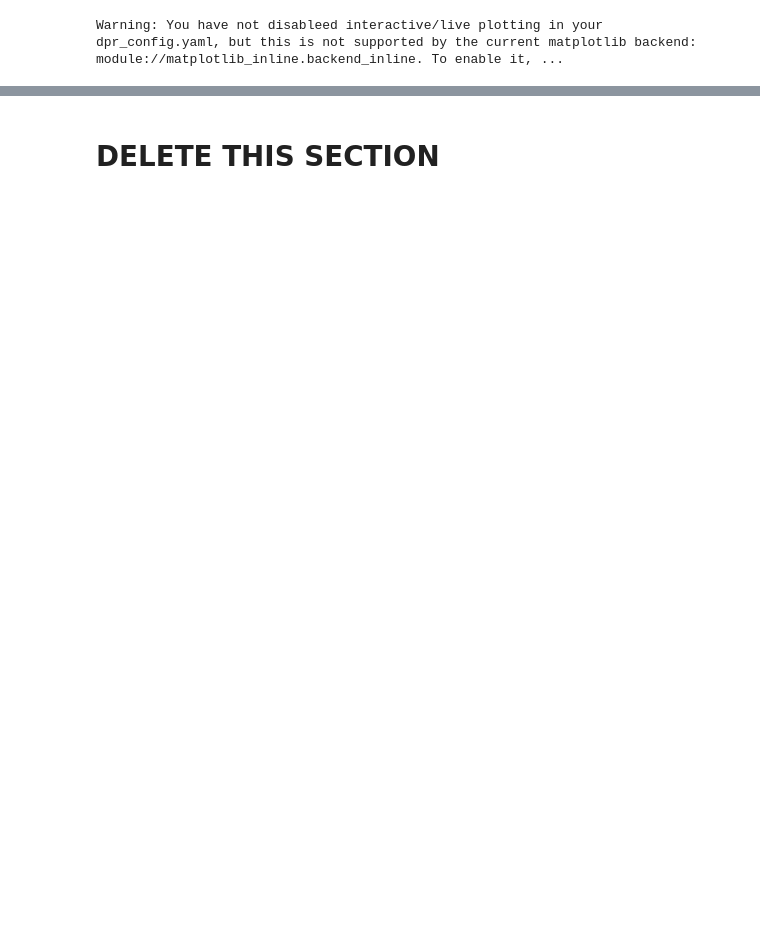
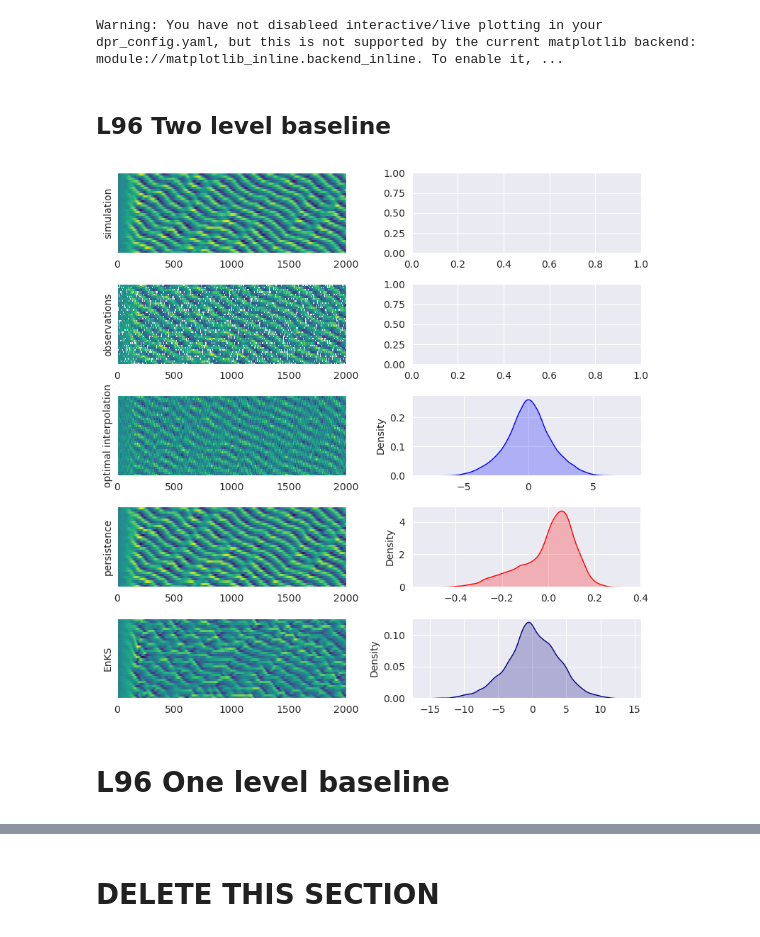
Before and after one commit to m-dml/coda, a Jupyter notebook: notebooks/L96_DA_dapper.ipynb, the cells around one changed output, grey strips where cells are left out. Cells and saved outputs as stored; diff of their text form; code cells hidden in the pictures; blank space fills up the shorter version.

```diff
--- a/notebooks/L96_DA_dapper.ipynb
+++ b/notebooks/L96_DA_dapper.ipynb
@@ -41,0 +19,14 @@ def generate_L96_two_level_simulation(time_step: float, n_steps: int, n_burn_in:
+# %% [markdown]
+## L96 Two level baseline
+# %%
+random_seed: int = 261197
+grid_size: int = 36
+forcing: float = 10.0
+observation_noise: float = 1.0
+mask_fraction: float = 0.75
+process_noise: float = 0.0
+time_step: float = 0.01
+steps_between_observation: int = 1
+number_of_observations: int = 2000
+number_of_steps_to_cut: int = 500
+my_simulation: bool = True
@@ -41,0 +100,48 @@ def generate_L96_two_level_simulation(time_step: float, n_steps: int, n_burn_in:
+# %%
+mosaic = """
+aaff
+bbgg
+cchh
+ddjj
+eekk
+"""
+
+fig, axd = plt.subplot_mosaic(mosaic, figsize=(8, 8))
+
+axd["a"].pcolor(result['simulation'].T, cmap='viridis')
+observations_plot = result['observations']
+observations_plot[observations_plot == 0] = np.nan
+axd["b"].pcolor(observations_plot.T, cmap='viridis')
+axd["c"].pcolor(result['optimal_interpolation'].T, cmap='viridis')
+axd["d"].pcolor(result['persistence'].T, cmap='viridis')
+axd["e"].pcolor(result['enks_perturb_obs'].T, cmap='viridis')
+
+error = result['simulation'] - result['optimal_interpolation']
+sns.kdeplot(error.flatten(), color='blue', ax=axd["h"], label='Optimal Interpolation', fill=True)
+
+error = result['simulation'] - result['persistence']
+sns.kdeplot(error.flatten(), color='red', ax=axd["j"], label='Persistence', fill=True)
+
+error = result['simulation'] - result['enks_perturb_obs']
+sns.kdeplot(error.flatten(), color='navy', ax=axd["k"], label='EnKS PertObs', fill=True)
+
+
+for key, ax in axd.items():
+    if key in ['a', 'b', 'c', 'd', 'e']:
+        ax.set_yticks([])
+    if key == "a":
+        ax.set_ylabel("simulation")
+    if key == "b":
+        ax.set_ylabel("observations")
+    if key == "c":
+        ax.set_ylabel("optimal interpolation")
+    if key == "d":
+        ax.set_ylabel("persistence")
+    if key == "e":
+        ax.set_ylabel("EnKS")
+
+plt.tight_layout()
+# %% [output]
+[figure, added]
+# %% [markdown]
+# L96 One level baseline
```
Also changed, not shown: parts of 16 cells of this notebook, 5 other files.
